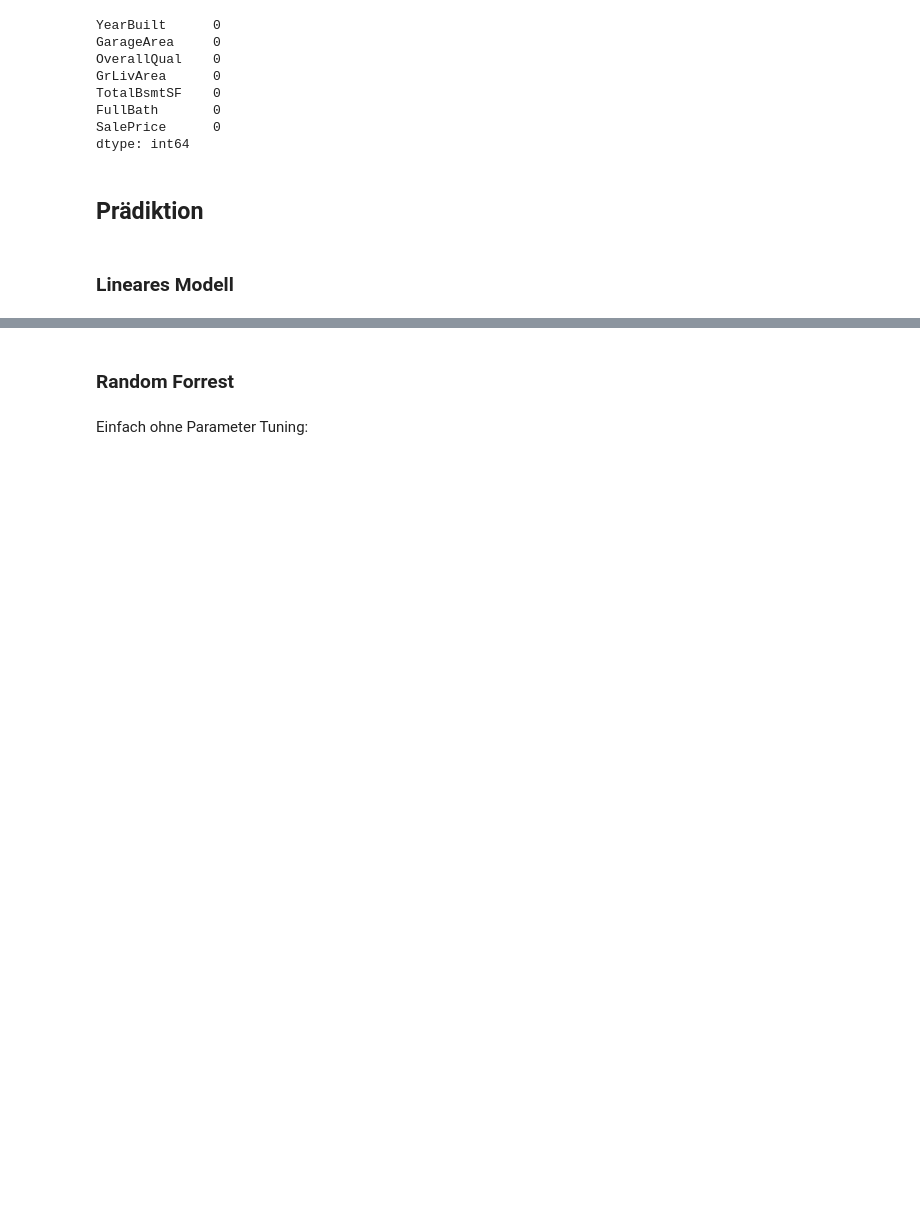
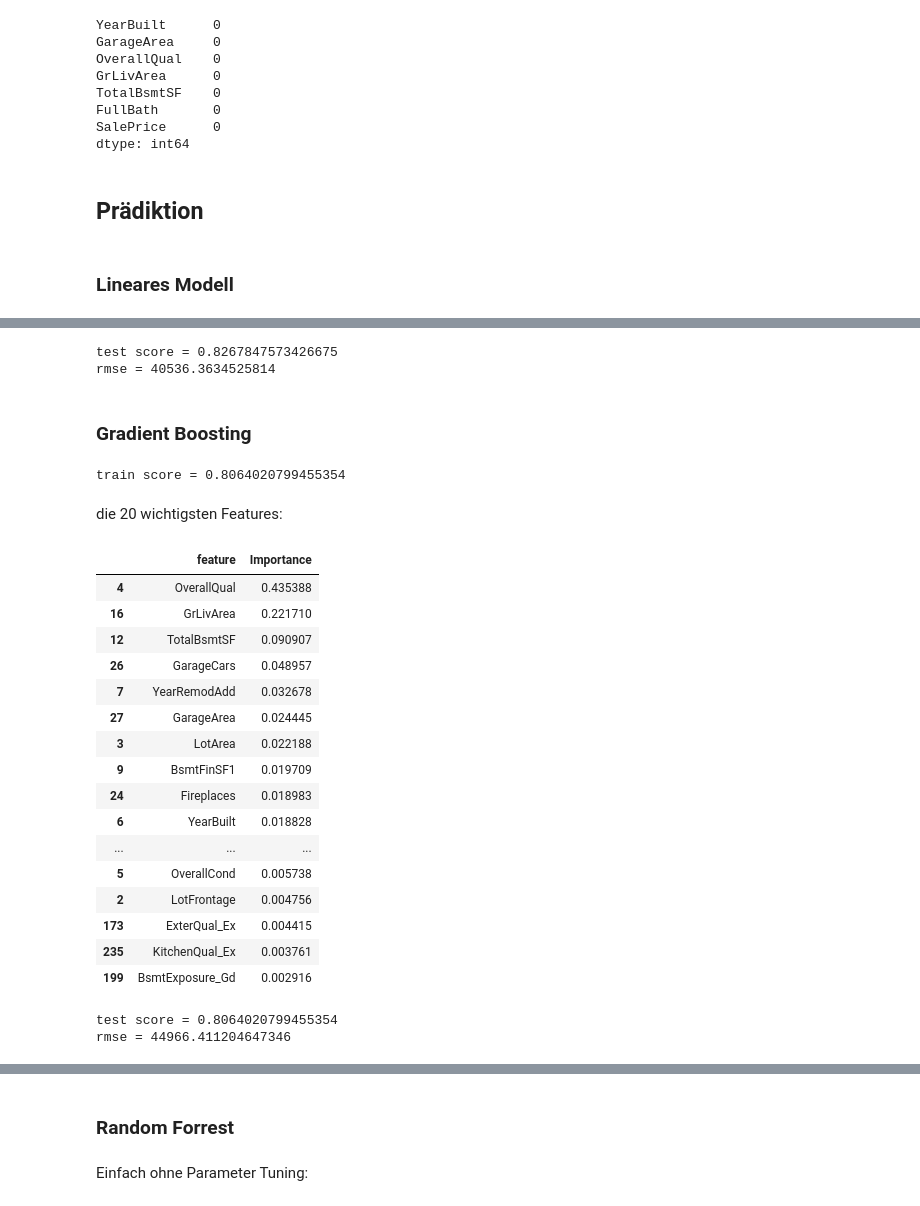
Before and after one commit to AndreasBleyel/AlgoProjekt, a Jupyter notebook: FeatureEng.ipynb, the cells around one changed output, grey strips where cells are left out. Drawn from its saved outputs; the diff is of its cells as text; code cells hidden in the pictures; blank space fills up the shorter version.

```diff
--- a/FeatureEng.ipynb
+++ b/FeatureEng.ipynb
@@ -824,0 +924,34 @@ lin_reg.fit(X_train, y_train)
+# %%
+# Number of trees in random forest
+n_estimators = [int(x) for x in np.linspace(start = 10, stop = 1000, num = 10)]
+# Number of features to consider at every split
+max_features = [ 'sqrt']
+# Maximum number of levels in tree
+#max_depth = [int(x) for x in np.linspace(10, 110, num = 11)]
+max_depth = []
+max_depth.append(None)
+# Minimum number of samples required to split a node
+min_samples_split = [2, 5, 10]
+# Minimum number of samples required at each leaf node
+min_samples_leaf = [1, 2, 4]
+# Method of selecting samples for training each tree
+bootstrap = [True, False]
+
+# Create the random grid
+param_grid = {'n_estimators': n_estimators,
+               'max_features': max_features,
+               'max_depth': max_depth,
+#               'min_samples_split': min_samples_split,
+ #              'min_samples_leaf': min_samples_leaf,
+               'bootstrap': bootstrap}
+# %%
+rf = RandomForestRegressor()
+
+# Random search of parameters, using 5 fold cross validation,
+# search across 100 different combinations, and use all available cores
+rf_tuned = GridSearchCV(estimator = rf, param_grid = param_grid, cv = 5, verbose=2, n_jobs = -1)
+
+# Fit the random search model
+rf_tuned.fit(train_X, train_y.ravel())
+
+## WICHTIG: Laufzeit mit 5Kfold ca 10min
@@ -824,0 +981,45 @@ lin_reg.fit(X_train, y_train)
+# %%
+eval_model(rf_tuned, test_X, test_y)
+# %% [output]
+test score = 0.8267847573426675
+rmse = 40536.3634525814
+# %% [markdown]
+### Gradient Boosting
+# %%
+from sklearn.ensemble import GradientBoostingRegressor
+
+gb_regressor = GradientBoostingRegressor(n_estimators=1000, max_depth=1, learning_rate = 0.01, random_state = 123)
+gb_regressor.fit(train_X, train_y)
+print('train score = ' + str(gb_regressor.score(test_X, test_y)))
+# %% [output]
+train score = 0.8064020799455354
+# %% [markdown]
+die 20 wichtigsten Features:
+# %%
+importance = pd.DataFrame(train_X.columns)
+importance = pd.concat([importance, pd.DataFrame(gb_regressor.feature_importances_)], axis=1)
+importance.columns = ['feature', 'Importance']
+importance.nlargest(20, columns='Importance')
+# %% [output]
+|  | feature | Importance |
+| 4 | OverallQual | 0.435388 |
+| 16 | GrLivArea | 0.221710 |
+| 12 | TotalBsmtSF | 0.090907 |
+| 26 | GarageCars | 0.048957 |
+| 7 | YearRemodAdd | 0.032678 |
+| 27 | GarageArea | 0.024445 |
+| 3 | LotArea | 0.022188 |
+| 9 | BsmtFinSF1 | 0.019709 |
+| 24 | Fireplaces | 0.018983 |
+| 6 | YearBuilt | 0.018828 |
+| ... | ... | ... |
+| 5 | OverallCond | 0.005738 |
+| 2 | LotFrontage | 0.004756 |
+| 173 | ExterQual_Ex | 0.004415 |
+| 235 | KitchenQual_Ex | 0.003761 |
+| 199 | BsmtExposure_Gd | 0.002916 |
+# %%
+eval_model(gb_regressor, test_X, test_y)
+# %% [output]
+test score = 0.8064020799455354
+rmse = 44966.411204647346
```
Also changed, not shown: parts of 46 cells of this notebook.
